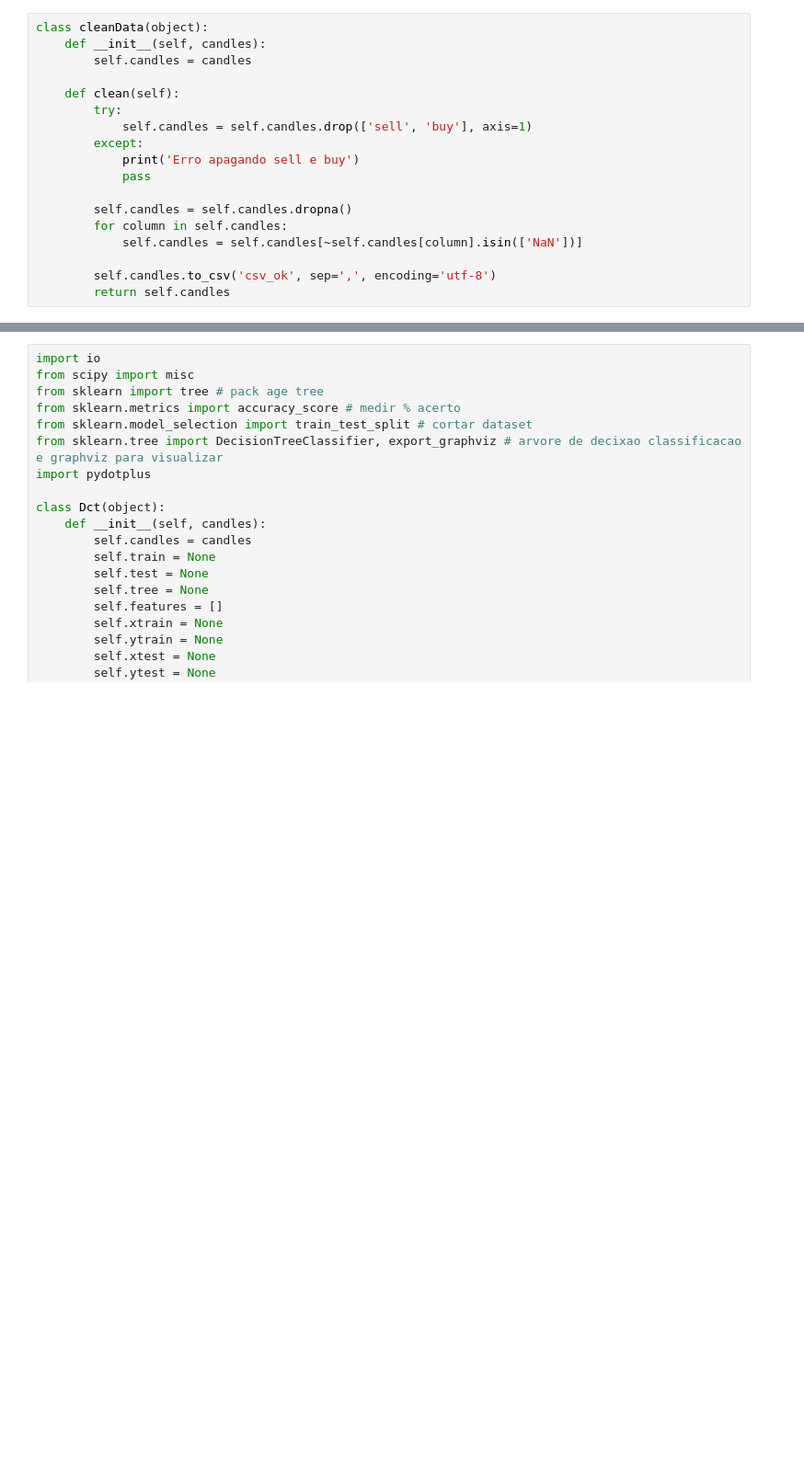
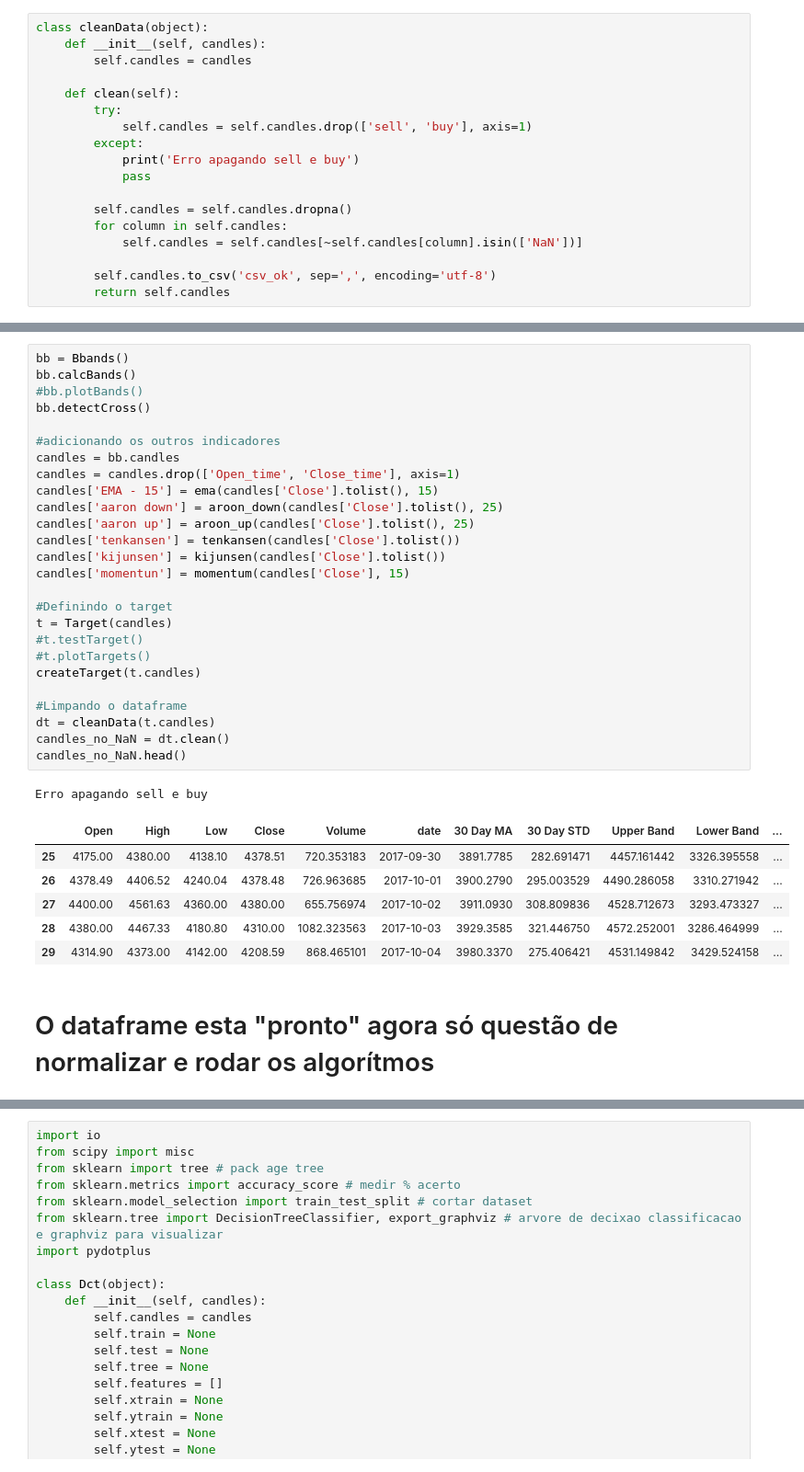
Before and after one commit to GabsGear/cpbr-2019-ktb, a Jupyter notebook: apre_jupyter/apresentacao.ipynb, the cells around one changed output, grey strips where cells are left out. Shown at 92% size. Saved outputs shown, nothing was run; the diff lists cells and outputs as text; blank space fills up the shorter version.

```diff
--- a/apre_jupyter/apresentacao.ipynb
+++ b/apre_jupyter/apresentacao.ipynb
@@ -332,0 +305,36 @@ class cleanData(object):
+# %%
+bb = Bbands()
+bb.calcBands()
+#bb.plotBands()
+bb.detectCross()
+
+#adicionando os outros indicadores
+candles = bb.candles
+candles = candles.drop(['Open_time', 'Close_time'], axis=1)
+candles['EMA - 15'] = ema(candles['Close'].tolist(), 15)
+candles['aaron down'] = aroon_down(candles['Close'].tolist(), 25)
+candles['aaron up'] = aroon_up(candles['Close'].tolist(), 25)
+candles['tenkansen'] = tenkansen(candles['Close'].tolist())
+candles['kijunsen'] = kijunsen(candles['Close'].tolist())
+candles['momentun'] = momentum(candles['Close'], 15)
+
+#Definindo o target
+t = Target(candles)
+#t.testTarget()
+#t.plotTargets()
+createTarget(t.candles)
+
+#Limpando o dataframe
+dt = cleanData(t.candles)
+candles_no_NaN = dt.clean()
+candles_no_NaN.head()
+# %% [output]
+Erro apagando sell e buy
+|  | Open | High | Low | Close | Volume | date | 30 Day MA | 30 Day STD | Upper Band | Lower Band | ... |
+| 25 | 4175.00 | 4380.00 | 4138.10 | 4378.51 | 720.353183 | 2017-09-30 | 3891.7785 | 282.691471 | 4457.161442 | 3326.395558 | ... |
+| 26 | 4378.49 | 4406.52 | 4240.04 | 4378.48 | 726.963685 | 2017-10-01 | 3900.2790 | 295.003529 | 4490.286058 | 3310.271942 | ... |
+| 27 | 4400.00 | 4561.63 | 4360.00 | 4380.00 | 655.756974 | 2017-10-02 | 3911.0930 | 308.809836 | 4528.712673 | 3293.473327 | ... |
+| 28 | 4380.00 | 4467.33 | 4180.80 | 4310.00 | 1082.323563 | 2017-10-03 | 3929.3585 | 321.446750 | 4572.252001 | 3286.464999 | ... |
+| 29 | 4314.90 | 4373.00 | 4142.00 | 4208.59 | 868.465101 | 2017-10-04 | 3980.3370 | 275.406421 | 4531.149842 | 3429.524158 | ... |
+# %% [markdown]
+# O dataframe esta "pronto" agora só questão de normalizar e rodar os algorítmos
```
Also changed, not shown: parts of 68 cells of this notebook, 4 other files.
